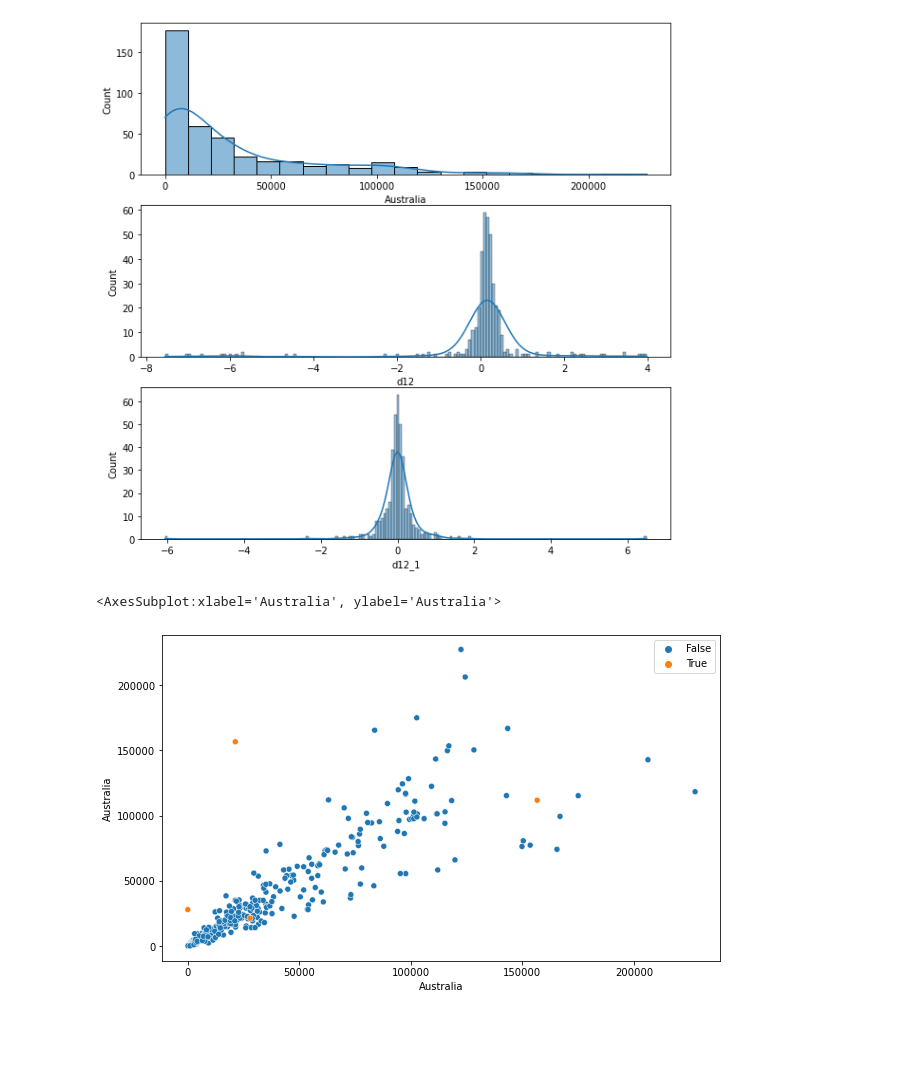
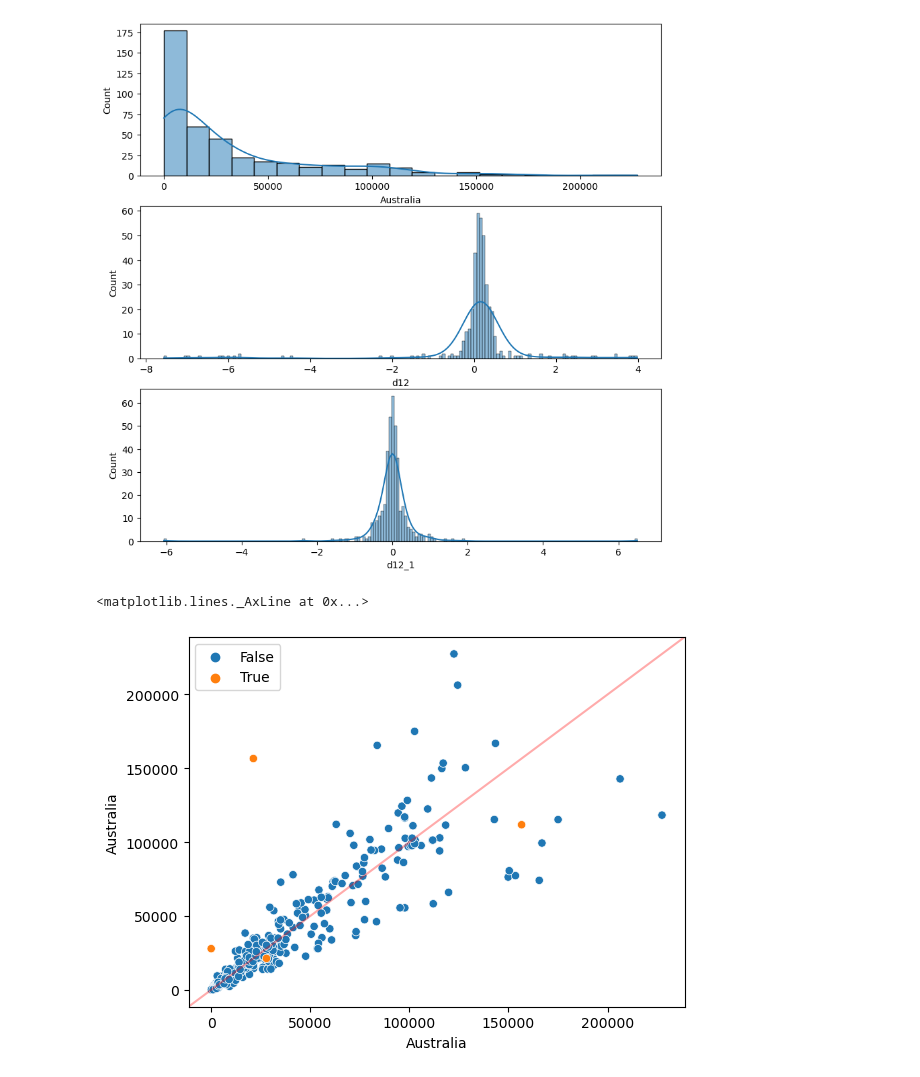
Before and after one commit to felipewhitaker/tourism, a Jupyter notebook: notebook.ipynb, the cells around one changed output. Drawn from its saved outputs; the diff is of its cells as text; code cells hidden in the pictures; blank space fills up the shorter version.

```diff
--- a/notebook.ipynb
+++ b/notebook.ipynb
@@ -4,4 +4,9 @@ import matplotlib.pyplot as plt
 import numpy as np
 import seaborn as sns
 
-plt.rcParams['figure.figsize'] = (10, 6)
+# plt.rcParams['figure.figsize'] = (10, 6)
+
+from datetime import datetime
+
+tourism_data = pd.read_excel('data/Tourism forecasting competition II dataset.xlsx', sheet_name='data for forecasting')
+tourism_data["date"] = tourism_data["Unnamed: 0"].apply(lambda dt: datetime.strptime(dt, "%YM%m"))
@@ -32,9 +32,10 @@ fig, axs = plt.subplots(3, 1, figsize=(10, 10))
 for i, col in enumerate(["Australia", "d12", "d12_1"]):
     sns.histplot(data = australia, x = col, ax = axs[i], kde = True)
 # %% [output]
-[figure, old version]
+[figure, new version]
 # %%
 sns.scatterplot(x = australia.Australia, y = australia.Australia.shift(1), hue = australia.index.year == 2020)
+plt.axline((0, 0), slope = 1, color = "red", alpha = .33)
 # %% [output]
-<AxesSubplot:xlabel='Australia', ylabel='Australia'>
+<matplotlib.lines._AxLine at 0x...>
-[figure, old version]
+[figure, new version]
```
Also changed, not shown: parts of 8 cells of this notebook, 1 other file.
